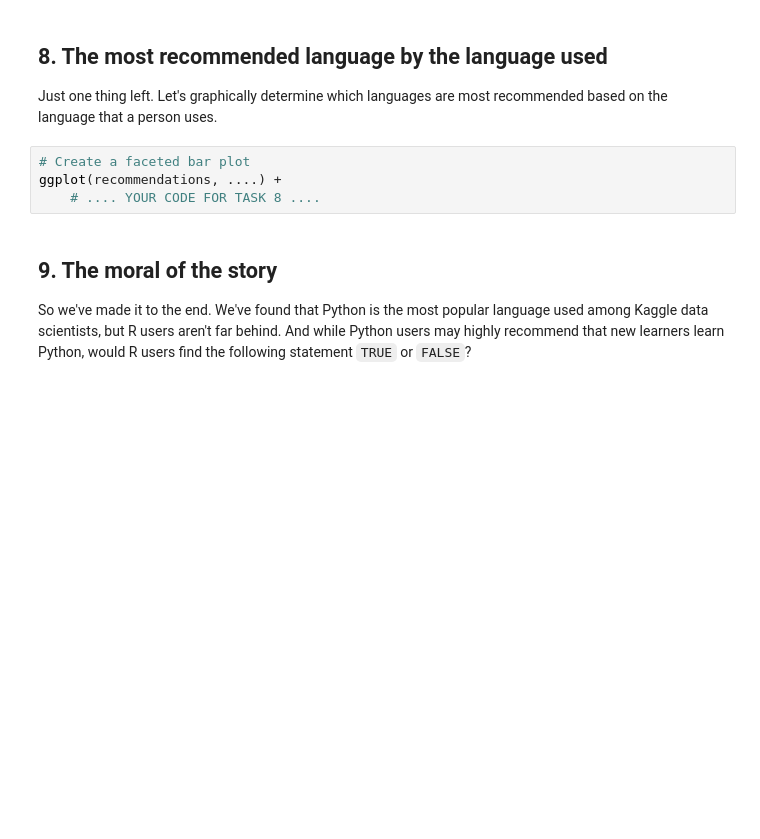
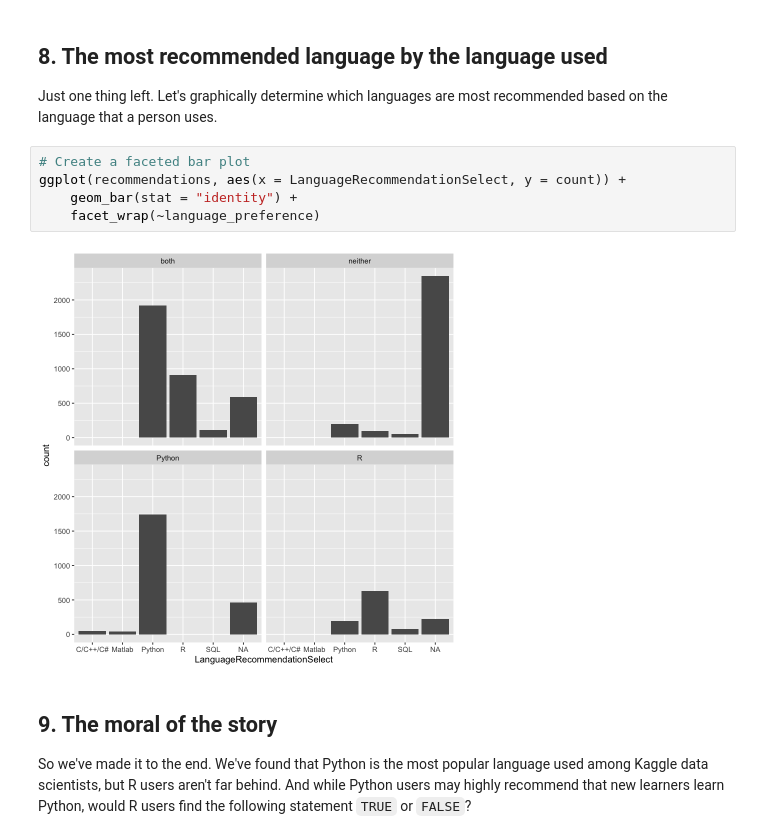
Before and after one commit to JeremyTallant/exploring_kaggle_data_science, a Jupyter notebook: kaggle_analysis.ipynb, the cells around one changed output. Drawn from its saved outputs; the diff is of its cells as text; blank space fills up the shorter version.

```diff
--- a/kaggle_analysis.ipynb
+++ b/kaggle_analysis.ipynb
@@ -157,8 +157,11 @@ using the `.groups` argument.
 <p>Just one thing left. Let's graphically determine which languages are most recommended based on the language that a person uses.</p>
 # %%
 # Create a faceted bar plot
-ggplot(recommendations, ....) +
-    # .... YOUR CODE FOR TASK 8 ....
+ggplot(recommendations, aes(x = LanguageRecommendationSelect, y = count)) +
+    geom_bar(stat = "identity") +
+    facet_wrap(~language_preference)
+# %% [output]
+[figure, added]
 # %% [markdown]
 ## 9. The moral of the story
 <p>So we've made it to the end. We've found that Python is the most popular language used among Kaggle data scientists, but R users aren't far behind. And while Python users may highly recommend that new learners learn Python, would R users find the following statement <code>TRUE</code> or <code>FALSE</code>? </p>
```
